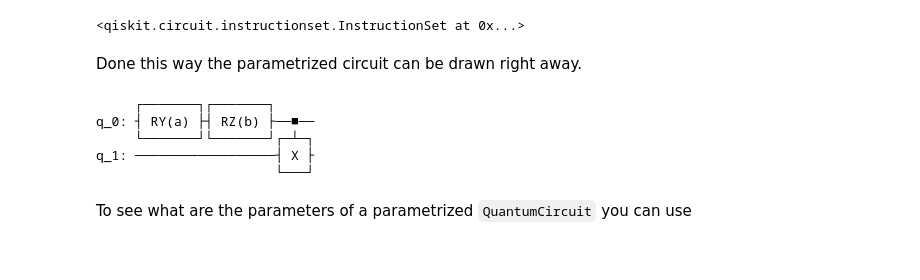
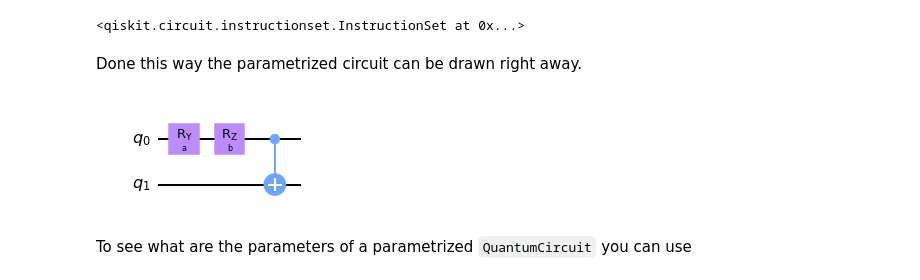
Before and after one commit to WaywardPhoton/QSciTech-QuantumBC-Workshop-Team4-Solution, a Jupyter notebook: activity3-2.ipynb, the cells around one changed output. Saved outputs shown, nothing was run; the diff lists cells and outputs as text; code cells hidden in the pictures.

```diff
--- a/activity3-2.ipynb
+++ b/activity3-2.ipynb
@@ -88,13 +84,9 @@ varform_qc.cx(0,1)
 # %% [markdown]
 Done this way the parametrized circuit can be drawn right away.
 # %%
-varform_qc.draw()
+varform_qc.draw('mpl')
 # %% [output]
-     ┌───────┐┌───────┐
-q_0: ┤ RY(a) ├┤ RZ(b) ├──■──
-     └───────┘└───────┘┌─┴─┐
-q_1: ──────────────────┤ X ├
-                       └───┘
+[figure, added]
 # %% [markdown]
 To see what are the parameters of a parametrized `QuantumCircuit` you can use
 # %%
```
Also changed, not shown: parts of 24 cells of this notebook, 1 other file.
